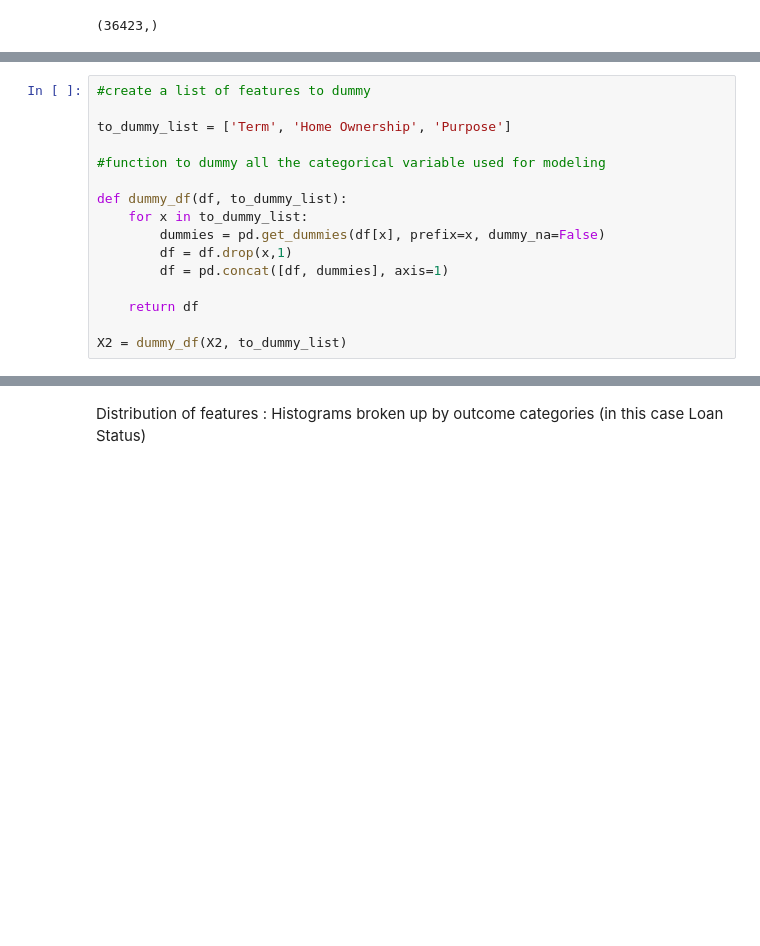
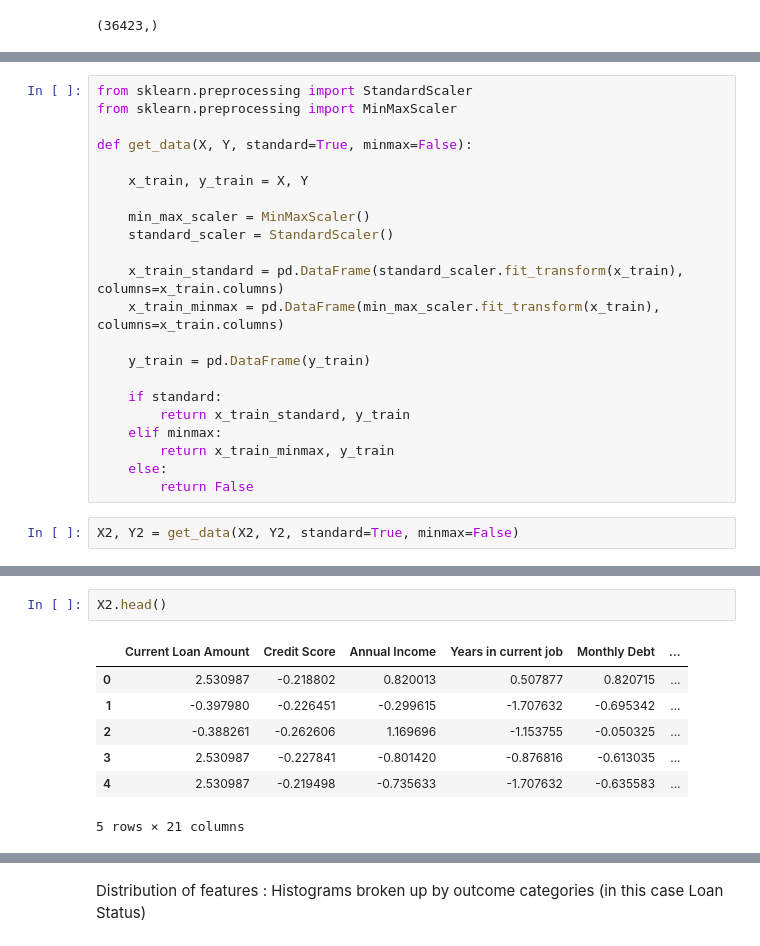
Before and after one commit to tschaefermedia/DataMining-I-TeamProject, a Jupyter notebook: new_approach.ipynb, the cells around one changed output, grey strips where cells are left out. Cells and saved outputs as stored; diff of their text form; blank space fills up the shorter version.

```diff
--- a/new_approach.ipynb
+++ b/new_approach.ipynb
@@ -150,16 +347,0 @@ Now, Creating Dummy Features
-# %%
-#create a list of features to dummy
-
-to_dummy_list = ['Term', 'Home Ownership', 'Purpose']
-
-#function to dummy all the categorical variable used for modeling
-
-def dummy_df(df, to_dummy_list):
-    for x in to_dummy_list:
-        dummies = pd.get_dummies(df[x], prefix=x, dummy_na=False)
-        df = df.drop(x,1)
-        df = pd.concat([df, dummies], axis=1)
-
-    return df
-
-X2 = dummy_df(X2, to_dummy_list)
@@ -193,0 +370,24 @@ KernelDensity estimator for outlier detection
+# %%
+from sklearn.preprocessing import StandardScaler
+from sklearn.preprocessing import MinMaxScaler
+
+def get_data(X, Y, standard=True, minmax=False):
+
+    x_train, y_train = X, Y
+
+    min_max_scaler = MinMaxScaler()
+    standard_scaler = StandardScaler()
+
+    x_train_standard = pd.DataFrame(standard_scaler.fit_transform(x_train), columns=x_train.columns)
+    x_train_minmax = pd.DataFrame(min_max_scaler.fit_transform(x_train), columns=x_train.columns)
+
+    y_train = pd.DataFrame(y_train)
+
+    if standard:
+        return x_train_standard, y_train
+    elif minmax:
+        return x_train_minmax, y_train
+    else:
+        return False
+# %%
+X2, Y2 = get_data(X2, Y2, standard=True, minmax=False)
@@ -193,0 +423,10 @@ KernelDensity estimator for outlier detection
+# %%
+X2.head()
+# %% [output]
+|  | Current Loan Amount | Credit Score | Annual Income | Years in current job | Monthly Debt | ... |
+| 0 | 2.530987 | -0.218802 | 0.820013 | 0.507877 | 0.820715 | ... |
+| 1 | -0.397980 | -0.226451 | -0.299615 | -1.707632 | -0.695342 | ... |
+| 2 | -0.388261 | -0.262606 | 1.169696 | -1.153755 | -0.050325 | ... |
+| 3 | 2.530987 | -0.227841 | -0.801420 | -0.876816 | -0.613035 | ... |
+| 4 | 2.530987 | -0.219498 | -0.735633 | -1.707632 | -0.635583 | ... |
+5 rows × 21 columns
```
Also changed, not shown: parts of 101 cells of this notebook.
